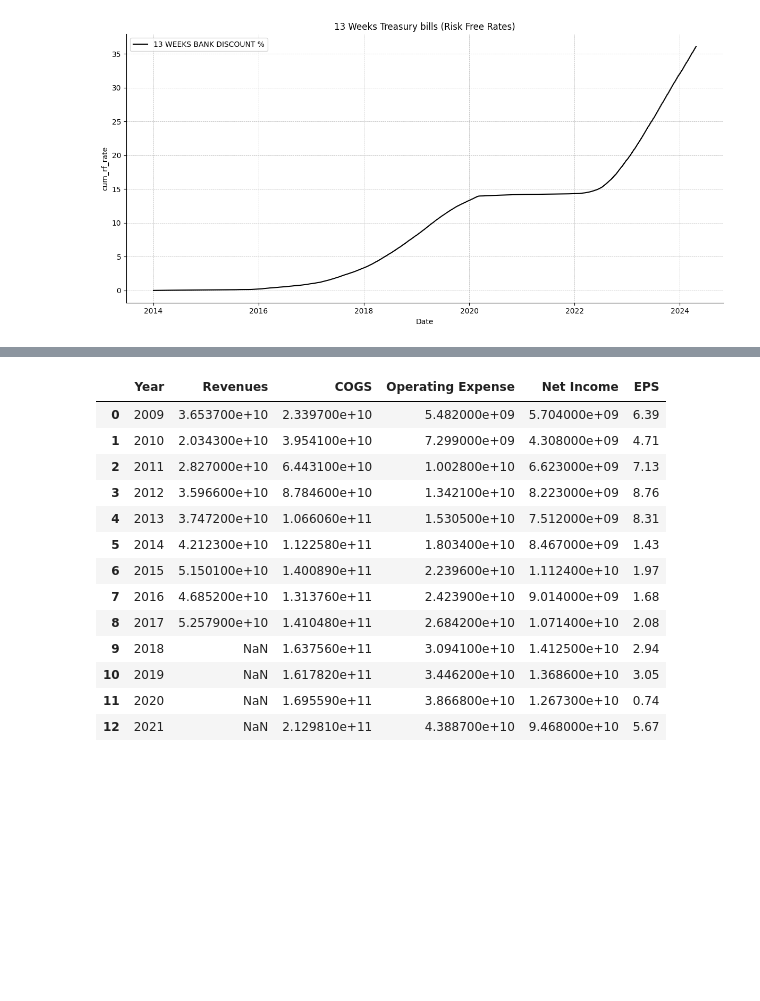
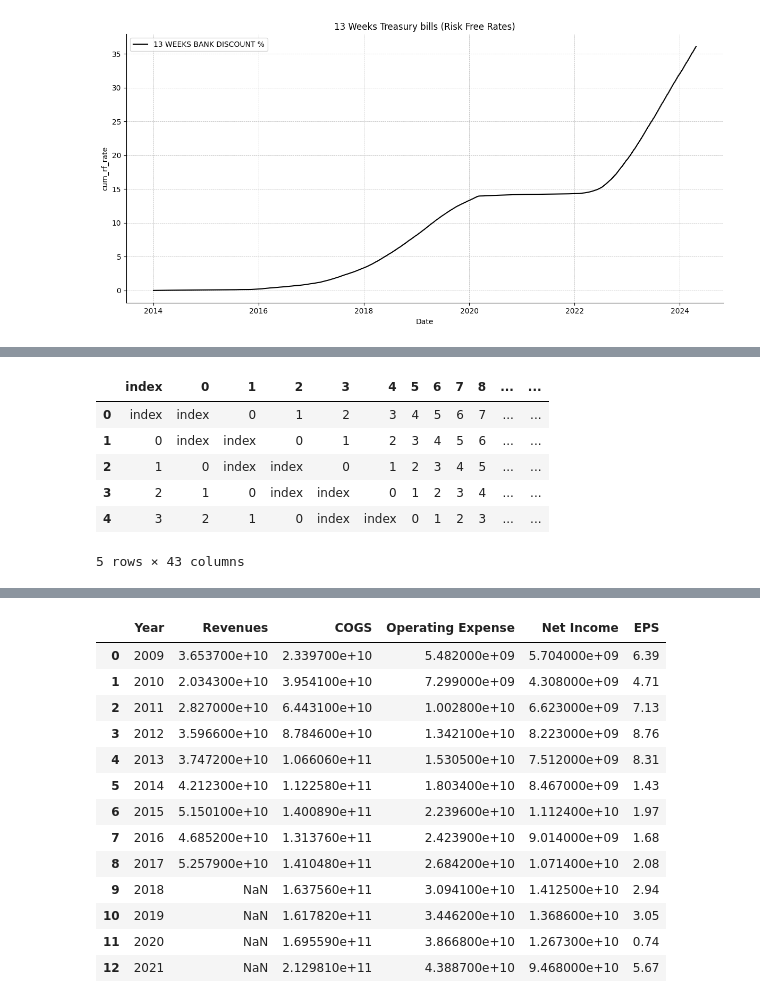
Before and after one commit to maseehfaizan/Project-Code, a Jupyter notebook: Master.ipynb, the cells around one changed output, grey strips where cells are left out. Drawn from its saved outputs; the diff is of its cells as text; code cells hidden in the pictures; blank space fills up the shorter version.

```diff
--- a/Master.ipynb
+++ b/Master.ipynb
@@ -674,3 +682,14 @@ balance.head()
+# %%
+financials = financials.T.reset_index()
+financials.head()
+# %% [output]
+|  | index | 0 | 1 | 2 | 3 | 4 | 5 | 6 | 7 | 8 | ... | ... |
+| 0 | index | index | 0 | 1 | 2 | 3 | 4 | 5 | 6 | 7 | ... | ... |
+| 1 | 0 | index | index | 0 | 1 | 2 | 3 | 4 | 5 | 6 | ... | ... |
+| 2 | 1 | 0 | index | index | 0 | 1 | 2 | 3 | 4 | 5 | ... | ... |
+| 3 | 2 | 1 | 0 | index | index | 0 | 1 | 2 | 3 | 4 | ... | ... |
+| 4 | 3 | 2 | 1 | 0 | index | index | 0 | 1 | 2 | 3 | ... | ... |
+5 rows × 43 columns
 # %%
 fig, ax = plt.subplots(figsize=(12,5) ,ncols=2, nrows=1)
 # Set the index to 'Category' for plotting
```
Also changed, not shown: parts of 11 cells of this notebook, 31 other files.
